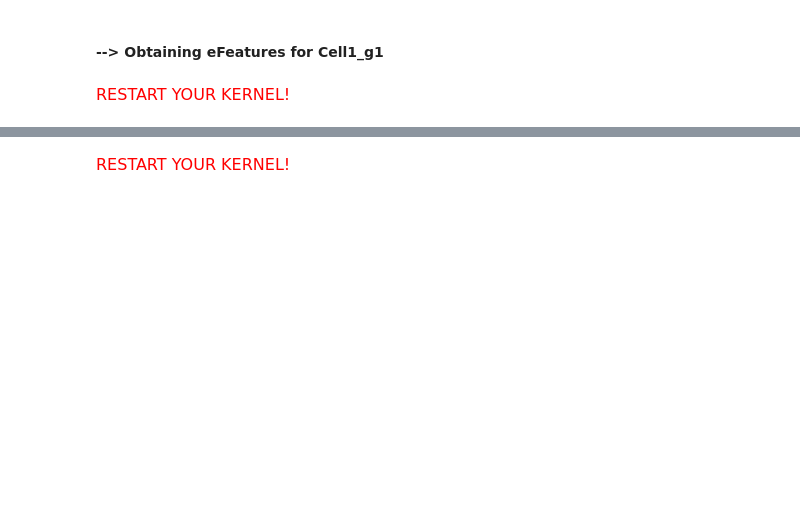
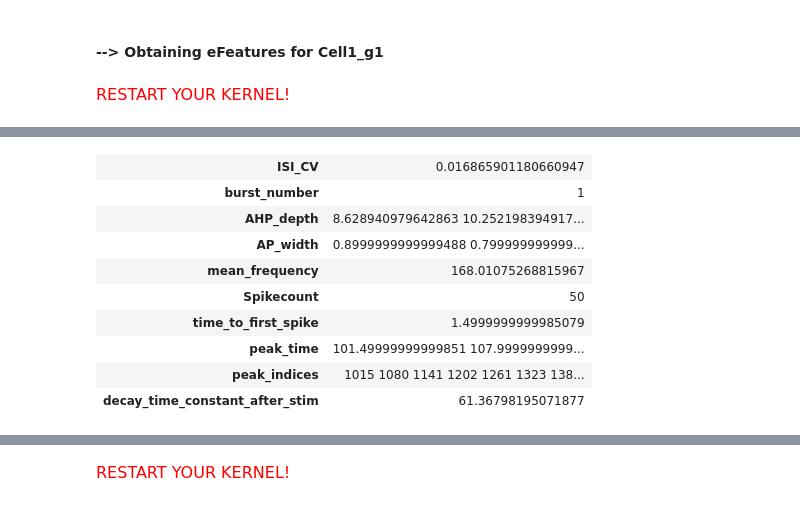
Before and after one commit to GasserElbanna/In-Silico-Neuroscience-Projects, a Jupyter notebook: Week 5/Week5_HomeWork-2021.ipynb, the cells around one changed output, grey strips where cells are left out. Cells and saved outputs as stored; diff of their text form; code cells hidden in the pictures; blank space fills up the shorter version.

```diff
--- a/Week 5/Week5_HomeWork-2021.ipynb
+++ b/Week 5/Week5_HomeWork-2021.ipynb
@@ -792,0 +977,6 @@ Indeed, when looking at the respective plots, we notice for the subthreshold beh
+# %%
+stim_prot2 = stims_cell1[1]
+trace = {'T': rec_t, 'V': rec_v_cell1[1], 'stim_start': [stim_prot2.delay], 'stim_end': [stim_prot2.delay+stim_prot2.dur], 'stimulus_current': [stim_prot2.amp]}
+feature_values_protocol2 = efel.getFeatureValues([trace], ['ISI_CV', 'burst_number', 'AHP_depth', 'AP_width', 'mean_frequency', 'Spikecount', 'time_to_first_spike', 'peak_time', 'peak_indices',
+                                                          'decay_time_constant_after_stim'])[0]
+print(feature_values_protocol2)
@@ -793 +1001,15 @@ Indeed, when looking at the respective plots, we notice for the subthreshold beh
+# %%
+feature_values_protocol2_html = {feature_name: list(values) for feature_name, values in feature_values_protocol2.items()}
+IPython.display.HTML(json2html.convert(json=feature_values_protocol2_html))
+# %% [output]
+| ISI_CV | 0.016865901180660947 |
+| burst_number | 1 |
+| AHP_depth | 8.628940979642863 10.252198394917... |
+| AP_width | 0.8999999999999488 0.799999999999... |
+| mean_frequency | 168.01075268815967 |
+| Spikecount | 50 |
+| time_to_first_spike | 1.4999999999985079 |
+| peak_time | 101.49999999999851 107.9999999999... |
+| peak_indices | 1015 1080 1141 1202 1261 1323 138... |
+| decay_time_constant_after_stim | 61.36798195071877 |
 # %% [markdown]
```
Also changed, not shown: parts of 35 cells of this notebook.
